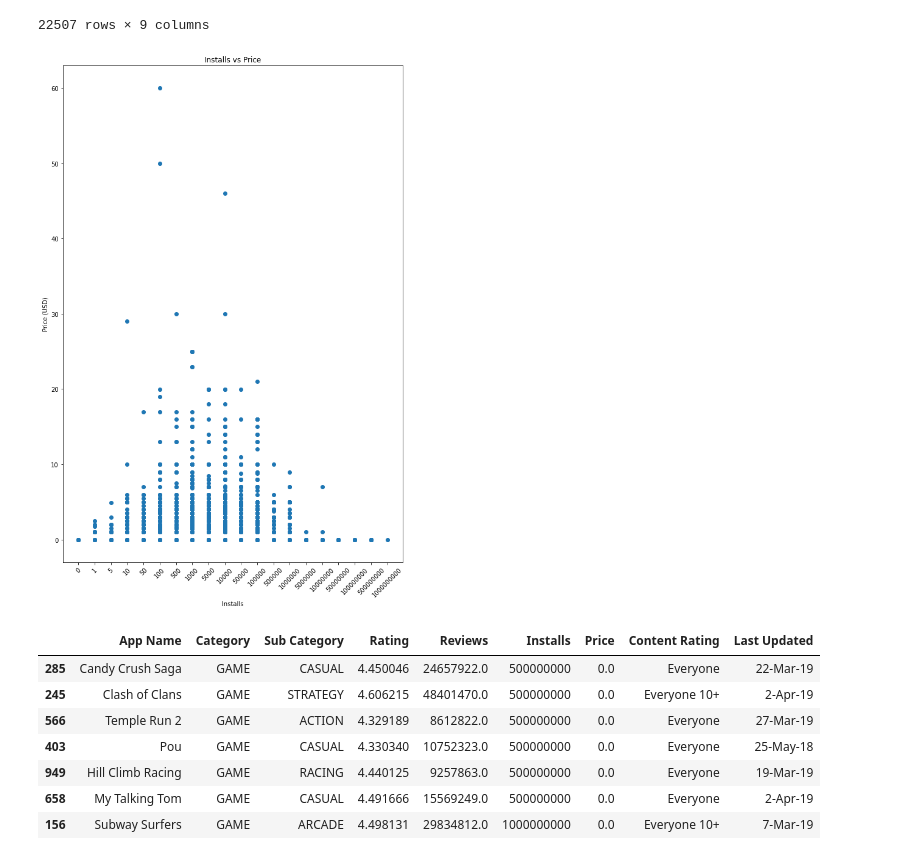
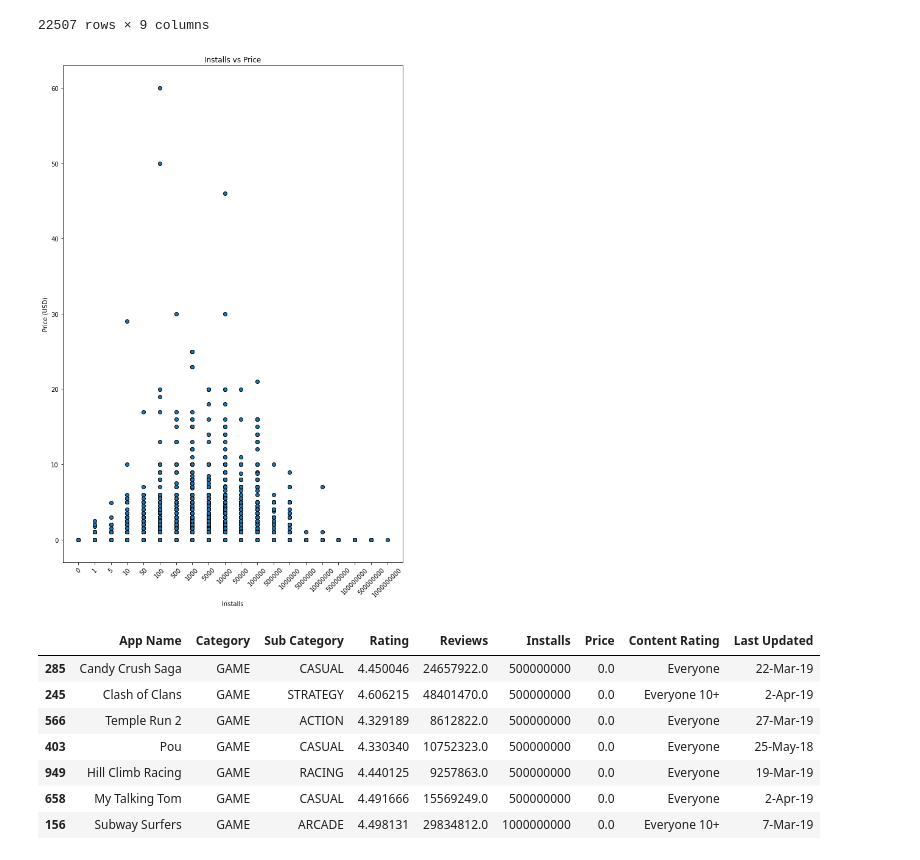
Before and after one commit to britchin/project_one, a Jupyter notebook: project_one.ipynb, the cells around one changed output. Saved outputs shown, nothing was run; the diff lists cells and outputs as text; code cells hidden in the pictures.

```diff
--- a/project_one.ipynb
+++ b/project_one.ipynb
@@ -327,18 +327,18 @@ game_df
 game_df['Installs'] = game_df['Installs'].astype(str)
 # %%
 plt.figure(figsize = (10,15))
-plt.scatter(game_df['Installs'], game_df['Price'])
+plt.scatter(game_df['Installs'], game_df['Price'], edgecolor = 'k')
 plt.xlabel("Installs")
 plt.ylabel("Price (USD)")
 plt.title("Installs vs Price")
 plt.xticks(rotation=45)
 
 # Save the figure
 plt.savefig("Resources/Price vs Installs_Scatter.png")
 
 plt.show()
 # %% [output]
-[figure, old version]
+[figure, new version]
 # %%
 game_df['Installs'] = game_df['Installs'].astype(int)
 # %%
```
Also changed, not shown: parts of 2 cells of this notebook, 1 other file.
